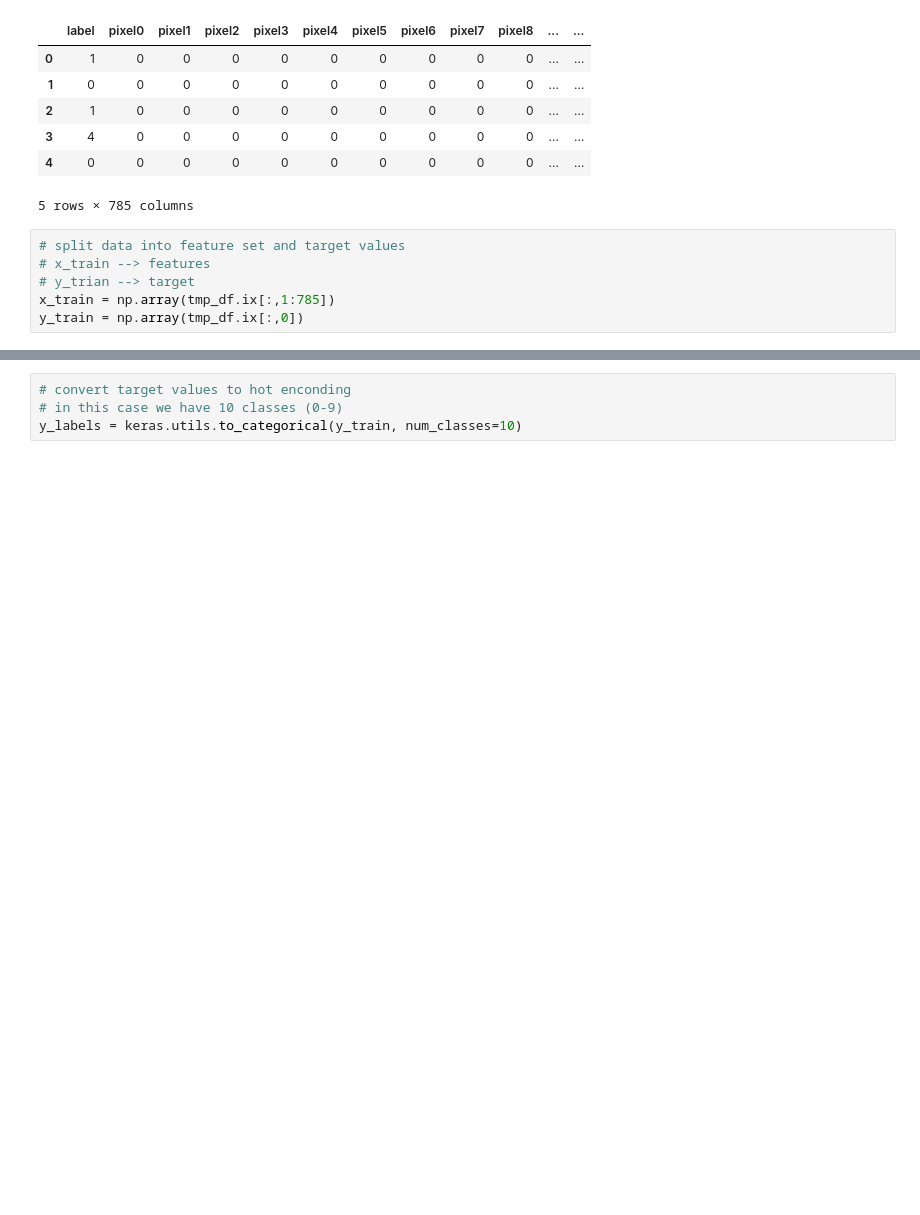
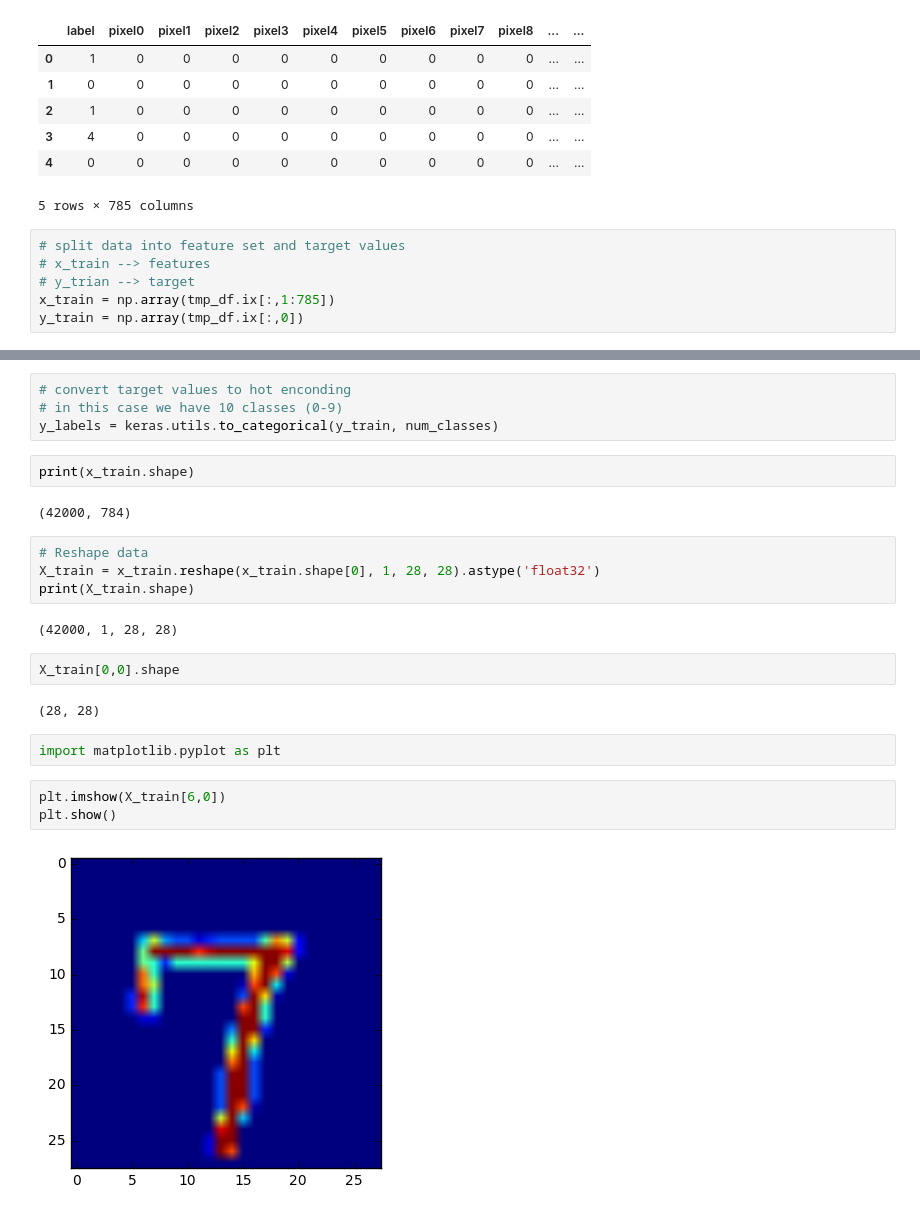
Before and after one commit to hamzafar/deep_learning_by_Google, a Jupyter notebook: project/MNIST.ipynb, the cells around one changed output, grey strips where cells are left out. Saved outputs shown, nothing was run; the diff lists cells and outputs as text; blank space fills up the shorter version.

Commit message:
verify reading data

```diff
--- a/project/MNIST.ipynb
+++ b/project/MNIST.ipynb
@@ -35,4 +37,25 @@ y_train = np.array(tmp_df.ix[:,0])
 # %%
 # convert target values to hot enconding
 # in this case we have 10 classes (0-9)
-y_labels = keras.utils.to_categorical(y_train, num_classes=10)
+y_labels = keras.utils.to_categorical(y_train, num_classes)
+# %%
+print(x_train.shape)
+# %% [output]
+(42000, 784)
+# %%
+# Reshape data
+X_train = x_train.reshape(x_train.shape[0], 1, 28, 28).astype('float32')
+print(X_train.shape)
+# %% [output]
+(42000, 1, 28, 28)
+# %%
+X_train[0,0].shape
+# %% [output]
+(28, 28)
+# %%
+import matplotlib.pyplot as plt
+# %%
+plt.imshow(X_train[6,0])
+plt.show()
+# %% [output]
+[figure, added]
```
Also changed, not shown: parts of 1 cell of this notebook.
